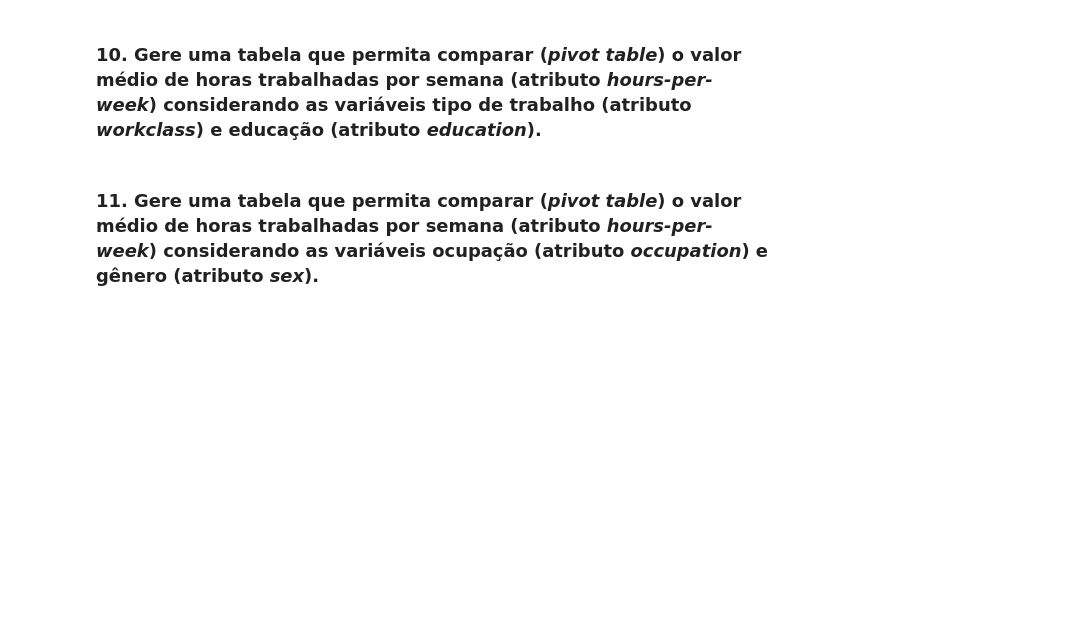
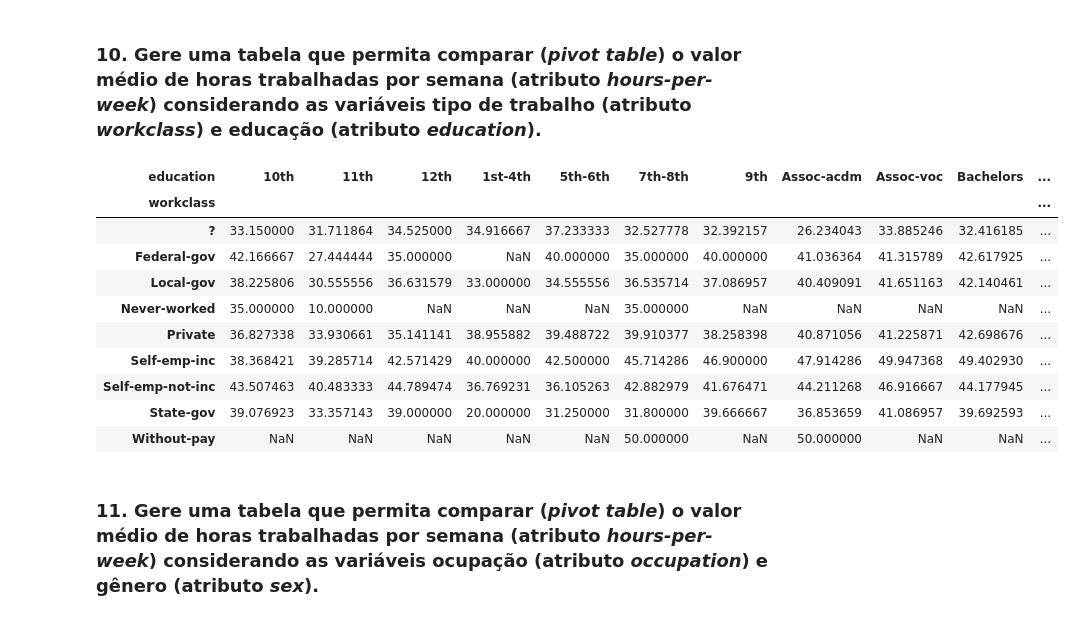
Before and after one commit to michaelfarias/ufc-data-science, a Jupyter notebook: trabalhos/trabalho2/Trabalho Pra&#769;tico - Pandas.ipynb, the cells around one changed output. Cells and saved outputs as stored; diff of their text form; code cells hidden in the pictures; blank space fills up the shorter version.

```diff
--- a/trabalhos/trabalho2/Trabalho Pra&#769;tico - Pandas.ipynb
+++ b/trabalhos/trabalho2/Trabalho Pra&#769;tico - Pandas.ipynb
@@ -74,5 +123,19 @@ nan
 ### 9. Determine o tempo médio de trabalho (*hours-per-week*) daqueles que ganham pouco (<=50K) e muito (atributo *salary*) para cada país (atributo *native-country*). Quantos dos indivíduos são do Japão?
 # %% [markdown]
 ### 10. Gere uma tabela que permita comparar (*pivot table*) o valor médio de horas trabalhadas por semana (atributo *hours-per-week*) considerando as variáveis tipo de trabalho (atributo *workclass*) e educação (atributo *education*).
+# %%
+pd.pivot_table(data, values = 'hours-per-week', index = 'workclass', columns='education', aggfunc='mean')
+# %% [output]
+| education | 10th | 11th | 12th | 1st-4th | 5th-6th | 7th-8th | 9th | Assoc-acdm | Assoc-voc | Bachelors | ... |
+| workclass |  |  |  |  |  |  |  |  |  |  | ... |
+| ? | 33.150000 | 31.711864 | 34.525000 | 34.916667 | 37.233333 | 32.527778 | 32.392157 | 26.234043 | 33.885246 | 32.416185 | ... |
+| Federal-gov | 42.166667 | 27.444444 | 35.000000 | NaN | 40.000000 | 35.000000 | 40.000000 | 41.036364 | 41.315789 | 42.617925 | ... |
+| Local-gov | 38.225806 | 30.555556 | 36.631579 | 33.000000 | 34.555556 | 36.535714 | 37.086957 | 40.409091 | 41.651163 | 42.140461 | ... |
+| Never-worked | 35.000000 | 10.000000 | NaN | NaN | NaN | 35.000000 | NaN | NaN | NaN | NaN | ... |
+| Private | 36.827338 | 33.930661 | 35.141141 | 38.955882 | 39.488722 | 39.910377 | 38.258398 | 40.871056 | 41.225871 | 42.698676 | ... |
+| Self-emp-inc | 38.368421 | 39.285714 | 42.571429 | 40.000000 | 42.500000 | 45.714286 | 46.900000 | 47.914286 | 49.947368 | 49.402930 | ... |
+| Self-emp-not-inc | 43.507463 | 40.483333 | 44.789474 | 36.769231 | 36.105263 | 42.882979 | 41.676471 | 44.211268 | 46.916667 | 44.177945 | ... |
+| State-gov | 39.076923 | 33.357143 | 39.000000 | 20.000000 | 31.250000 | 31.800000 | 39.666667 | 36.853659 | 41.086957 | 39.692593 | ... |
+| Without-pay | NaN | NaN | NaN | NaN | NaN | 50.000000 | NaN | 50.000000 | NaN | NaN | ... |
 # %% [markdown]
 ### 11. Gere uma tabela que permita comparar (*pivot table*) o valor médio de horas trabalhadas por semana (atributo *hours-per-week*) considerando as variáveis ocupação (atributo *occupation*) e gênero (atributo *sex*).
```
Also changed, not shown: parts of 9 cells of this notebook.
